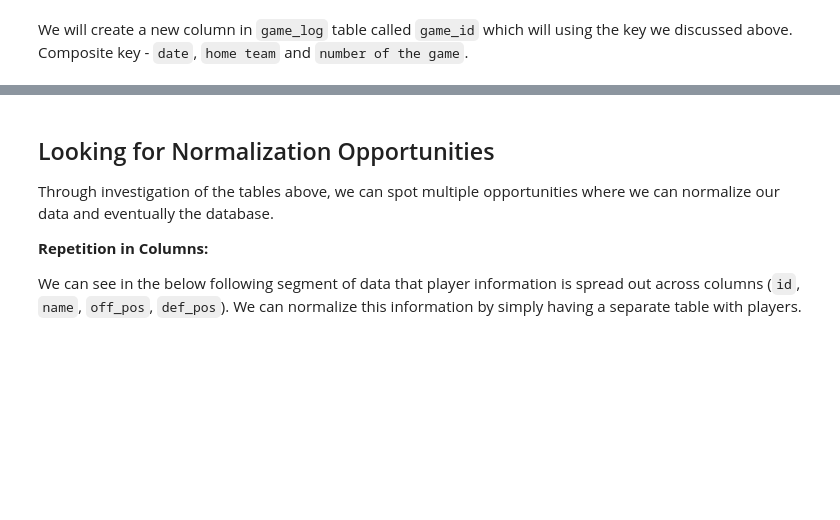
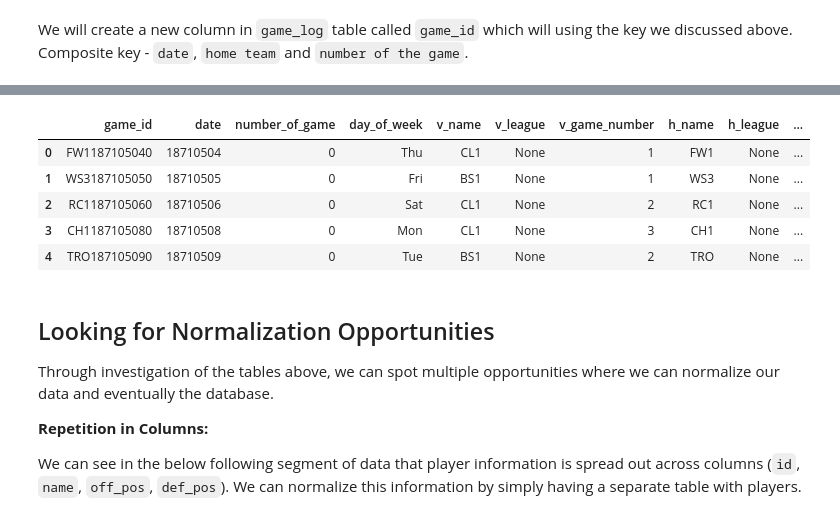
Before and after one commit to KamranMK/dataquest-projects, a Jupyter notebook: designing-creating-database/notebook.ipynb, the cells around one changed output, grey strips where cells are left out. Drawn from its saved outputs; the diff is of its cells as text; code cells hidden in the pictures; blank space fills up the shorter version.

```diff
--- a/designing-creating-database/notebook.ipynb
+++ b/designing-creating-database/notebook.ipynb
@@ -135,8 +255,15 @@ q = 'UPDATE game_log SET game_id = h_name || date || number_of_game'
 run_command(q)
 # %%
 # check to see the results
-q = 'SELECT * FROM game_log LIMIT 5'
+q = 'SELECT game_id, * FROM game_log LIMIT 5'
 run_query(q)
+# %% [output]
+|  | game_id | date | number_of_game | day_of_week | v_name | v_league | v_game_number | h_name | h_league | ... |
+| 0 | FW1187105040 | 18710504 | 0 | Thu | CL1 | None | 1 | FW1 | None | ... |
+| 1 | WS3187105050 | 18710505 | 0 | Fri | BS1 | None | 1 | WS3 | None | ... |
+| 2 | RC1187105060 | 18710506 | 0 | Sat | CL1 | None | 2 | RC1 | None | ... |
+| 3 | CH1187105080 | 18710508 | 0 | Mon | CL1 | None | 3 | CH1 | None | ... |
+| 4 | TRO187105090 | 18710509 | 0 | Tue | BS1 | None | 2 | TRO | None | ... |
 # %% [markdown]
 ## Looking for Normalization Opportunities
 
```
Also changed, not shown: parts of 52 cells of this notebook, 4 other files.
